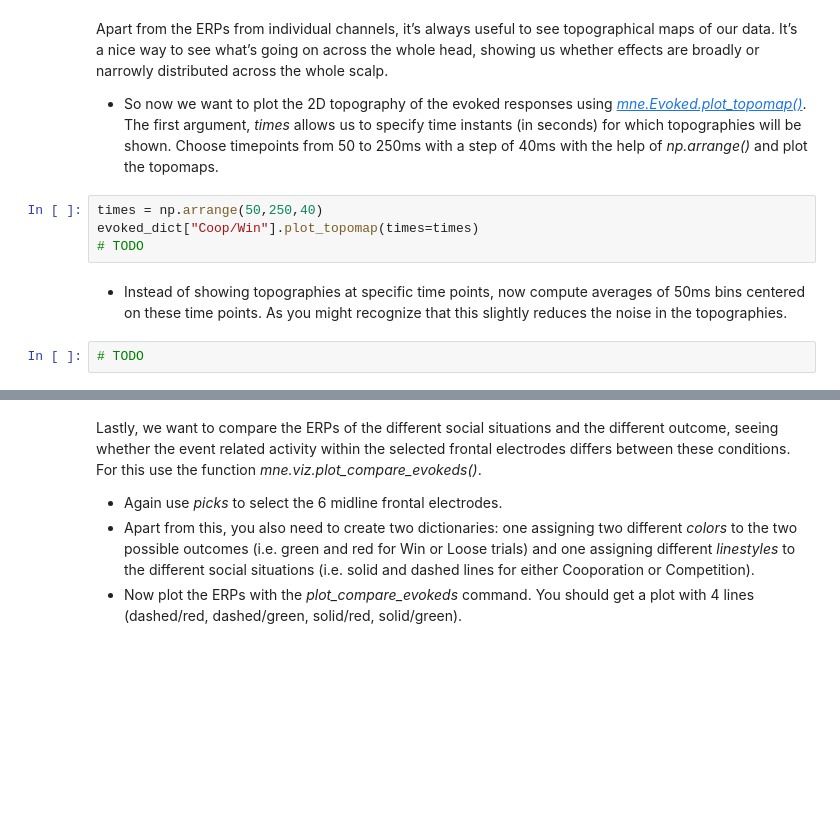
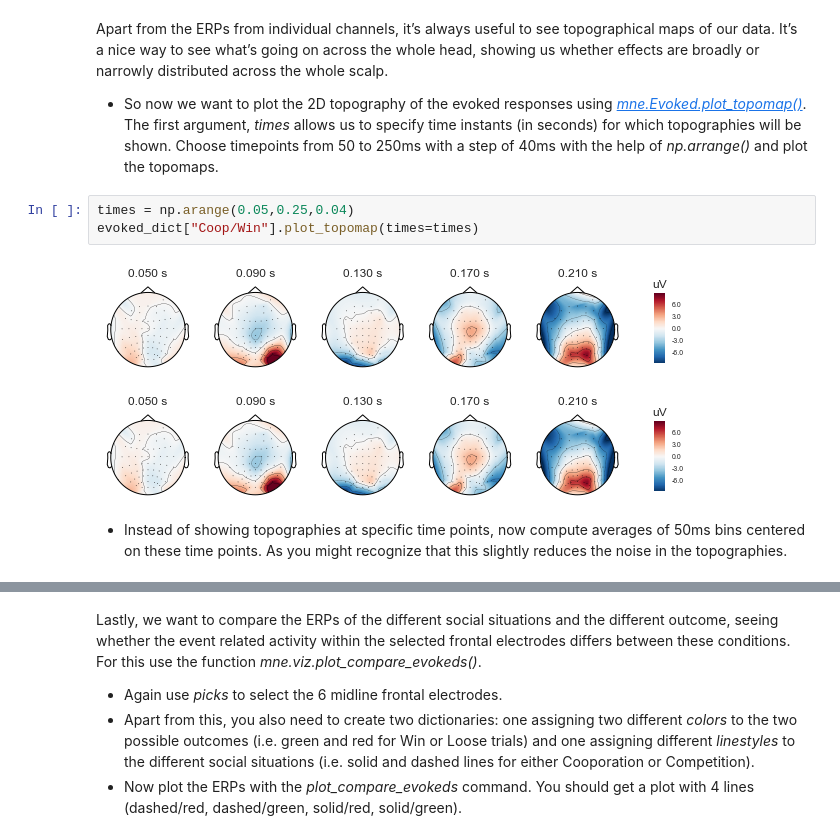
Before and after one commit to NBP-ACC/week-10-acc_9, a Jupyter notebook: Sheet08.ipynb, the cells around one changed output, grey strips where cells are left out. Saved outputs shown, nothing was run; the diff lists cells and outputs as text; blank space fills up the shorter version.

```diff
--- a/Sheet08.ipynb
+++ b/Sheet08.ipynb
@@ -309,10 +317,10 @@ pick.append('AF9','Fz','AF10')
 Apart from the ERPs from individual channels, it’s always useful to see topographical maps of our data. It’s a nice way to see what’s going on across the whole head, showing us whether effects are broadly or narrowly distributed across the whole scalp.
 - So now we want to plot the 2D topography of the evoked responses using [*mne.Evoked.plot_topomap()*](https://martinos.org/mne/stable/generated/mne.Evoked.html#mne.Evoked.plot_topomap). The first argument, *times* allows us to specify time instants (in seconds) for which topographies will be shown. Choose timepoints from 50 to 250ms with a step of 40ms with the help of *np.arrange()* and plot the topomaps.
 # %%
-times = np.arrange(50,250,40)
+times = np.arange(0.05,0.25,0.04)
 evoked_dict["Coop/Win"].plot_topomap(times=times)
-# TODO
+# %% [output]
+[figure, added]
+[figure, added]
 # %% [markdown]
 - Instead of showing topographies at specific time points, now compute averages of 50ms bins centered on these time points. As you might recognize that this slightly reduces the noise in the topographies.
-# %%
-# TODO
```
Also changed, not shown: parts of 6 cells of this notebook.
